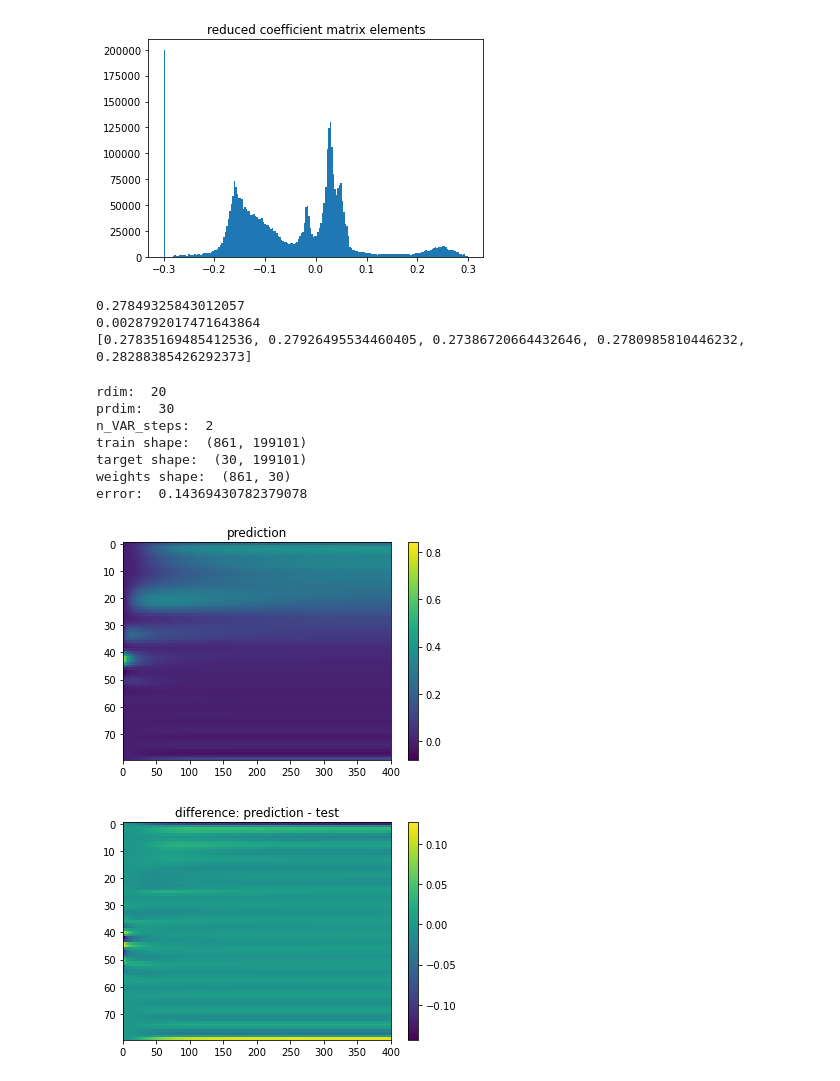
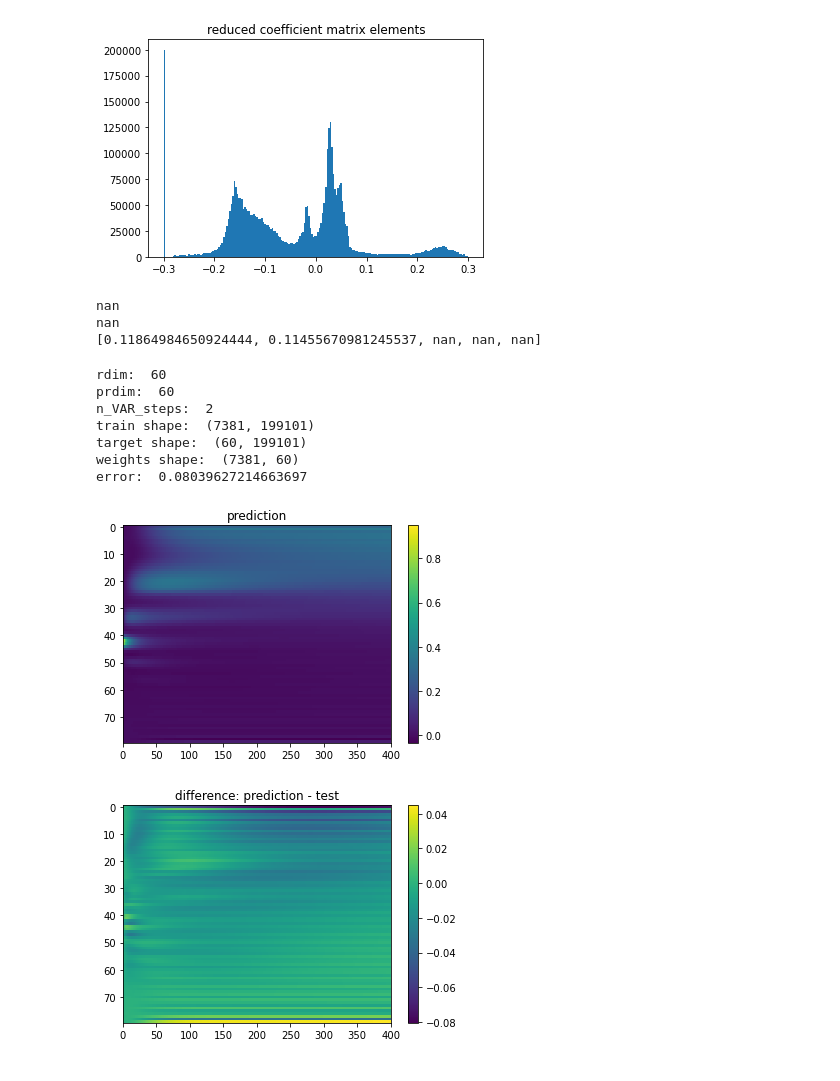
Before and after one commit to stmeinecke/derrom, a Jupyter notebook: ELPH-ML_RDNLVAR_FFT.ipynb, the cells around one changed output. Cells and saved outputs as stored; diff of their text form; code cells hidden in the pictures.

```diff
--- a/ELPH-ML_RDNLVAR_FFT.ipynb
+++ b/ELPH-ML_RDNLVAR_FFT.ipynb
@@ -93,12 +93,12 @@ weights shape:  (861, 30)
 [figure]
 [figure]
 # %%
-optimizer = ELPH_Optimizer.ridge(alpha=10.**-0.8)
+optimizer = ELPH_Optimizer.ridge(alpha=10.**-0.5)
 scaler = ELPH_Scaler.normalize_scaler(0.5)
 dim_reducer = ELPH_Dim_Reducer.FFT()
 VAR_transformer = ELPH_VAR_Transformer.polynomial_features(order=2)
 
-train_kwargs = {'rdim':20, 'prdim':20, 'n_VAR_steps':2, 'intercept':True, 'full_hist':False, 'optimizer':optimizer, 'scaler':scaler, 'dim_reducer':dim_reducer, 'VAR_transformer':VAR_transformer }
+train_kwargs = {'rdim':60, 'prdim':60, 'n_VAR_steps':2, 'intercept':True, 'full_hist':False, 'optimizer':optimizer, 'scaler':scaler, 'dim_reducer':dim_reducer, 'VAR_transformer':VAR_transformer }
 score_kwargs = {'norm':'max'}
 
 
@@ -107,51 +107,51 @@ print(m)
 print(np.std(s))
 print(s)
 # %% [output]
-0.27849325843012057
-0.0028792017471643864
-[0.27835169485412536, 0.27926495534460405, 0.27386720664432646, 0.2780985810446232, 0.28288385426292373]
+nan
+nan
+[0.11864984650924444, 0.11455670981245537, nan, nan, nan]
 # %%
-optimizer = ELPH_Optimizer.ridge(alpha=10.**-3.43)
-scaler = ELPH_Scaler.normalize_scaler(0.63)
+optimizer = ELPH_Optimizer.ridge(alpha=10.**-0.5)
+scaler = ELPH_Scaler.normalize_scaler(0.5)
 dim_reducer = ELPH_Dim_Reducer.FFT()
 VAR_transformer = ELPH_VAR_Transformer.polynomial_features(order=2)
 
 train_runs = runs[::1]
 test_run = train_runs.pop(85)
 
 model.load_runs(train_runs)
-model.train(rdim=20, prdim = 30, n_VAR_steps=2, intercept=True, optimizer=optimizer, scaler=scaler, dim_reducer=dim_reducer, VAR_transformer=VAR_transformer)
+model.train(rdim=60, prdim = 60, n_VAR_steps=2, intercept=True, optimizer=optimizer, scaler=scaler, dim_reducer=dim_reducer, VAR_transformer=VAR_transformer)
 
 model.print_status()
 
 
 print('error: ', model.get_error(test_run, norm='max') )
 
 pred = model.predict_single_run(test_run)
 
 xmax = runs[0].shape[1]
 
 plt.imshow(pred, aspect='auto', interpolation='none')
 plt.colorbar()
 plt.title('prediction')
 plt.xlim(0,xmax)
 plt.show()
 
 plt.imshow(pred-test_run, aspect='auto', interpolation='none')
 plt.colorbar()
 plt.title('difference: prediction - test')
 plt.xlim(0,xmax)
 plt.show()
 # %% [output]
-rdim:  20
-prdim:  30
+rdim:  60
+prdim:  60
 n_VAR_steps:  2
-train shape:  (861, 199101)
-target shape:  (30, 199101)
-weights shape:  (861, 30)
-error:  0.14369430782379078
+train shape:  (7381, 199101)
+target shape:  (60, 199101)
+weights shape:  (7381, 60)
+error:  0.08039627214663697
-[figure, old version]
+[figure, new version]
-[figure, old version]
+[figure, new version]
 # %%
 colors = plt.get_cmap('inferno')
 
```
Also changed, not shown: parts of 2 cells of this notebook.
